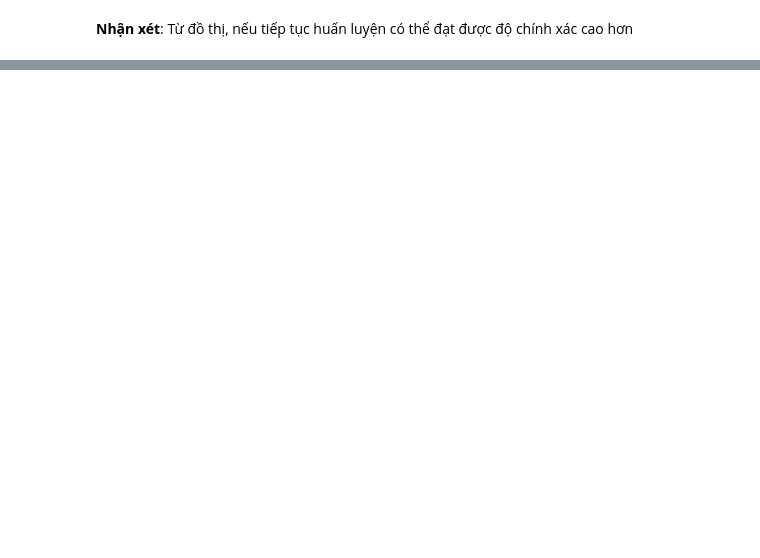
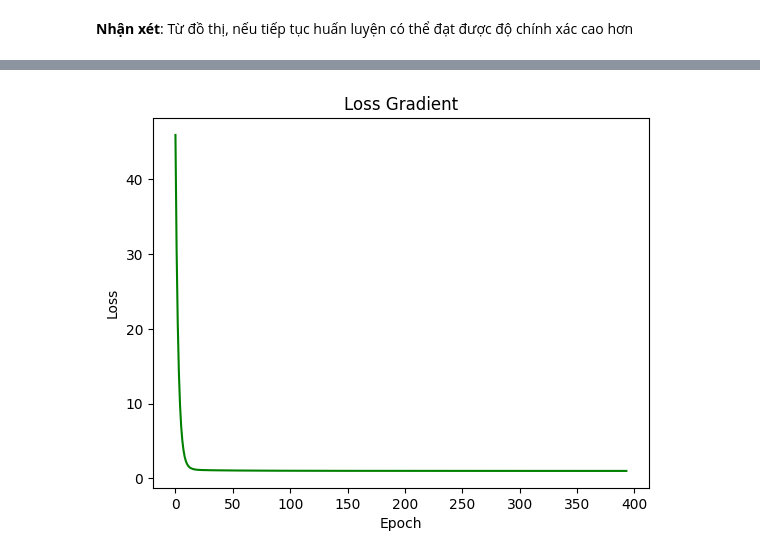
Before and after one commit to lovinh/linear-ml-model-from-scratch, a Jupyter notebook: LinearModelFromScratch.ipynb, the cells around one changed output, grey strips where cells are left out. Saved outputs shown, nothing was run; the diff lists cells and outputs as text; code cells hidden in the pictures; blank space fills up the shorter version.

```diff
--- a/LinearModelFromScratch.ipynb
+++ b/LinearModelFromScratch.ipynb
@@ -120,2 +103,16 @@ plt.show()
 # %% [markdown]
 **Nhận xét**: Từ đồ thị, nếu tiếp tục huấn luyện có thể đạt được độ chính xác cao hơn
+# %%
+model = MySGDRegression(t0= 5, t1= 50000, max_iters=1000, tol= 1e-10, save_loss_log=True)
+model.fit(X, y)
+model.coef
+
+log_loss = model.loss_log
+Epochs = [x[0] for x in log_loss]
+Loss = [x[1] for x in log_loss]
+plt.plot(Epochs, Loss, "g-")
+plt.title("Loss")
+plt.xlabel("Epoch")
+plt.ylabel("Loss")
+plt.title("Loss Gradient")
+plt.show()
@@ -121,0 +121,16 @@ plt.show()
+# %%
+model = MyMiniBatchRegression(t0= 5, t1= 10000, max_iters=1000, tol= 1e-10, save_loss_log=True)
+model.fit(X, y)
+model.coef
+
+log_loss = model.loss_log
+Epochs = [x[0] for x in log_loss]
+Loss = [x[1] for x in log_loss]
+plt.plot(Epochs, Loss, "g-")
+plt.title("Loss")
+plt.xlabel("Epoch")
+plt.ylabel("Loss")
+plt.title("Loss Gradient")
+plt.show()
+# %% [output]
+[figure, added]
```
Also changed, not shown: parts of 7 cells of this notebook, 1 other file.
